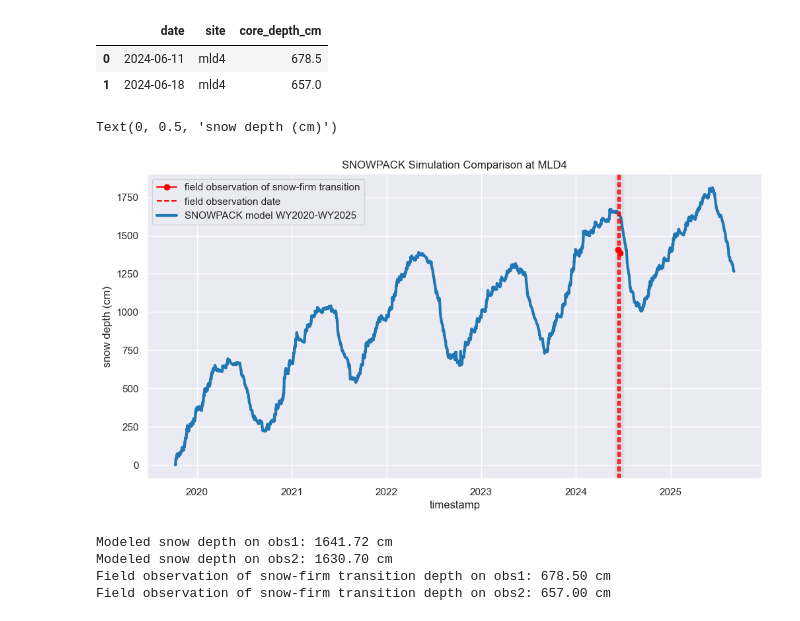
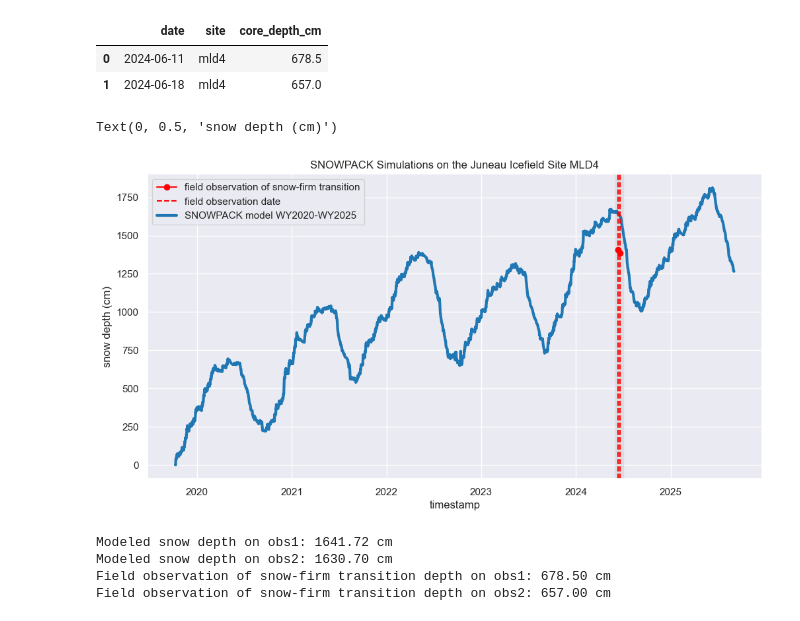
Before and after one commit to cassielumbrazo/snow_modeling_point, a Jupyter notebook: sites/mld4/3_read_snowpack_output_WY2020-WY2025.ipynb, the cells around one changed output. Cells and saved outputs as stored; diff of their text form; code cells hidden in the pictures.

Commit message:
making figures for icefield deliverable

```diff
--- a/sites/mld4/3_read_snowpack_output_WY2020-WY2025.ipynb
+++ b/sites/mld4/3_read_snowpack_output_WY2020-WY2025.ipynb
@@ -181,27 +181,27 @@ df_field_mld4['core_depth_cm_fixed'] = df_field_mld4['core_depth_cm'] + 730.36 #
 # %%
 # and plot ds_snowpack and ds_snowpack_2 together for comparison
 ds_snowpack.HS_mod.plot(label = 'SNOWPACK model WY2020-WY2025', linewidth = 3, color='tab:blue')
 
 # highlight the space between June 1 and July 1 in light grey fill
 plt.axvspan('2024-06-01', '2024-07-01', color='lightgrey', alpha=0.5)
 
 # add a vertical line at June 15, 2024 to indicate the date of the field observation
 plt.axvline(df_field_mld4['date'].iloc[0], color='red', linestyle='--', label='field observation date')
 plt.axvline(df_field_mld4['date'].iloc[1], color='red', linestyle='--', label=None)
 
 # plot df snow-firm
 # plt.plot(df_field_mld4['date'], df_field_mld4['core_depth_cm'], marker='o', color='red', label='field observation of snow-firm transition')
 plt.plot(df_field_mld4['date'], df_field_mld4['core_depth_cm_fixed'], marker='o', color='red', label='field observation of snow-firm transition')
 
-plt.title('SNOWPACK Simulation Comparison at MLD4')
+plt.title('SNOWPACK Simulations on the Juneau Icefield Site MLD4')
 
 # show the legend in the reverse order
 handles, labels = plt.gca().get_legend_handles_labels()
 plt.legend(handles[::-1], labels[::-1])
 plt.ylabel('snow depth (cm)')
 # %% [output]
 Text(0, 0.5, 'snow depth (cm)')
-[figure, old version]
+[figure, new version]
 # %%
 # what is the modeled snow depth on June 15, 2024 in each simulation?
 snow_depth_on_ob1 = ds_snowpack.HS_mod.sel(timestamp=df_field_mld4['date'].iloc[0], method='nearest').values
```
Also changed, not shown: parts of 8 cells of this notebook, 1 other file.
